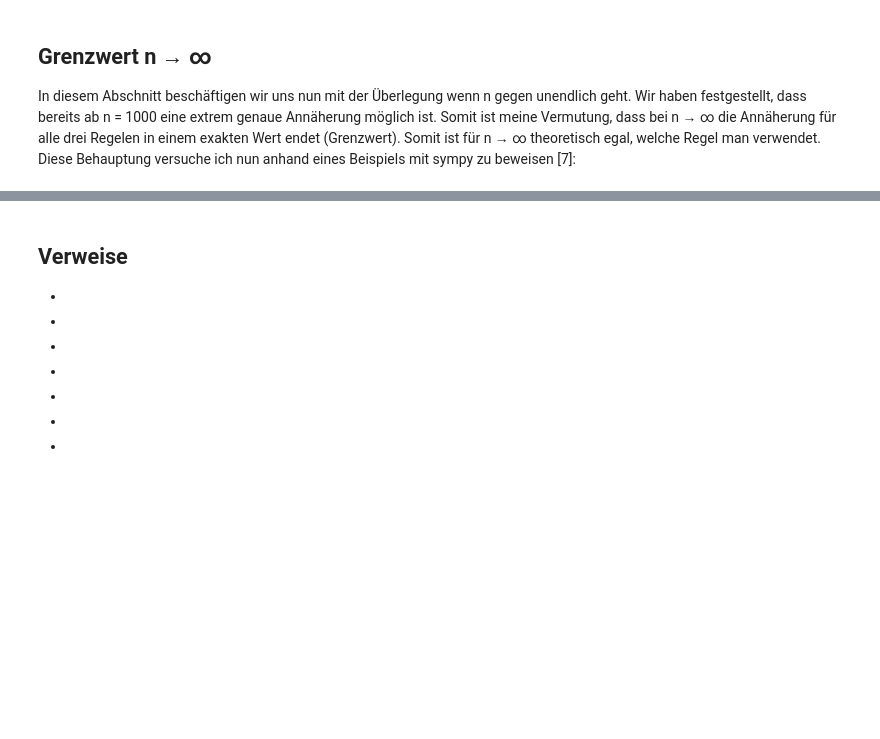
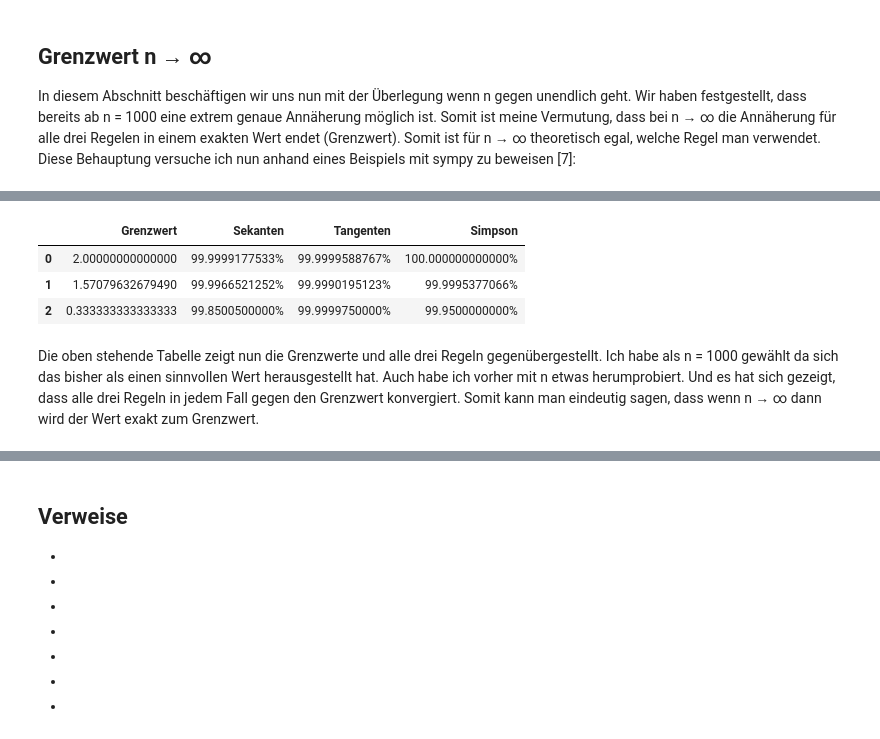
Before and after one commit to SwitzerChees/anpy, a Jupyter notebook: 2_matplotlib/notebook/numerische_integration.ipynb, the cells around one changed output, grey strips where cells are left out. Saved outputs shown, nothing was run; the diff lists cells and outputs as text; code cells hidden in the pictures; blank space fills up the shorter version.

```diff
--- a/2_matplotlib/notebook/numerische_integration.ipynb
+++ b/2_matplotlib/notebook/numerische_integration.ipynb
@@ -274,9 +274,9 @@ Um diese verschiedenen Regeln nun vernünftig vergleichen zu können werden dies
 # %%
 # Integrationen der Aufgabenstellung
 # Werden beim Vergleich verwendet
-appr_sin = [0, np.pi, lambda x: np.sin(x)]
-appr_sqrt = [-1, 1, lambda x: np.sqrt(1 - x**2)]
-appr_square = [0, 1, lambda x: x**2]
+sin_integral = [0, np.pi, lambda x: np.sin(x)]
+sqrt_integral = [-1, 1, lambda x: np.sqrt(1 - x**2)]
+square_integral = [0, 1, lambda x: x**2]
 # %%
 sin_results = test_rules_by_appr([['Sekanten', sekanten_trapez_regel],
                            ['Tangenten', tangenten_trapez_regel],
@@ -342,0 +312,42 @@ Wie oben gezeigt bieten die vorgestellten Pakete oder Bibliotheken extrem viele
+# %%
+x = sp.symbols('x')
+
+def calc_accuracy(exact, val):
+    percent = val / exact if val < exact else exact / val
+    return f'{round(percent * 100, 10)}%'
+
+accuracy_comparison = []
+
+sin_limit = sp.N(sp.integrate(sp.sin(x), (x, 0, sp.pi)))
+sqrt_limit = sp.N(sp.integrate(sp.sqrt(1 - x**2), (x, -1, 1)))
+square_limit = sp.N(sp.integrate(x**2, (x, 0, 1)))
+
+sin_results = test_rules_by_appr([['', sekanten_trapez_regel],
+                           ['', tangenten_trapez_regel],
+                           ['', simpson_regel]], sin_integral, False, [1000])
+accuracy_comparison.append([sin_limit, calc_accuracy(sin_limit, sin_results[0]),
+                            calc_accuracy(sin_limit, sin_results[1]),
+                            calc_accuracy(sin_limit, sin_results[2])])
+
+sqrt_results = test_rules_by_appr([['', sekanten_trapez_regel],
+                           ['', tangenten_trapez_regel],
+                           ['', simpson_regel]], sqrt_integral, False, [1000])
+accuracy_comparison.append([sqrt_limit, calc_accuracy(sqrt_limit, sqrt_results[0]),
+                            calc_accuracy(sqrt_limit, sqrt_results[1]),
+                            calc_accuracy(sqrt_limit, sqrt_results[2])])
+
+square_results = test_rules_by_appr([['', sekanten_trapez_regel],
+                           ['', tangenten_trapez_regel],
+                           ['', simpson_regel]], square_integral, False, [1000])
+accuracy_comparison.append([square_limit, calc_accuracy(square_limit, square_results[0]),
+                            calc_accuracy(square_limit, square_results[1]),
+                            calc_accuracy(square_limit, square_results[2])])
+
+display(pd.DataFrame(accuracy_comparison, columns=["Grenzwert", "Sekanten", "Tangenten", "Simpson"]))
+# %% [output]
+|  | Grenzwert | Sekanten | Tangenten | Simpson |
+| 0 | 2.00000000000000 | 99.9999177533% | 99.9999588767% | 100.000000000000% |
+| 1 | 1.57079632679490 | 99.9966521252% | 99.9990195123% | 99.9995377066% |
+| 2 | 0.333333333333333 | 99.8500500000% | 99.9999750000% | 99.9500000000% |
+# %% [markdown]
+Die oben stehende Tabelle zeigt nun die Grenzwerte und alle drei Regeln gegenübergestellt. Ich habe als n = 1000 gewählt da sich das bisher als einen sinnvollen Wert herausgestellt hat. Auch habe ich vorher mit n etwas herumprobiert. Und es hat sich gezeigt, dass alle drei Regeln in jedem Fall gegen den Grenzwert konvergiert. Somit kann man eindeutig sagen, dass wenn n → ∞ dann wird der Wert exakt zum Grenzwert.
```
Also changed, not shown: parts of 10 cells of this notebook, 1 other file.
